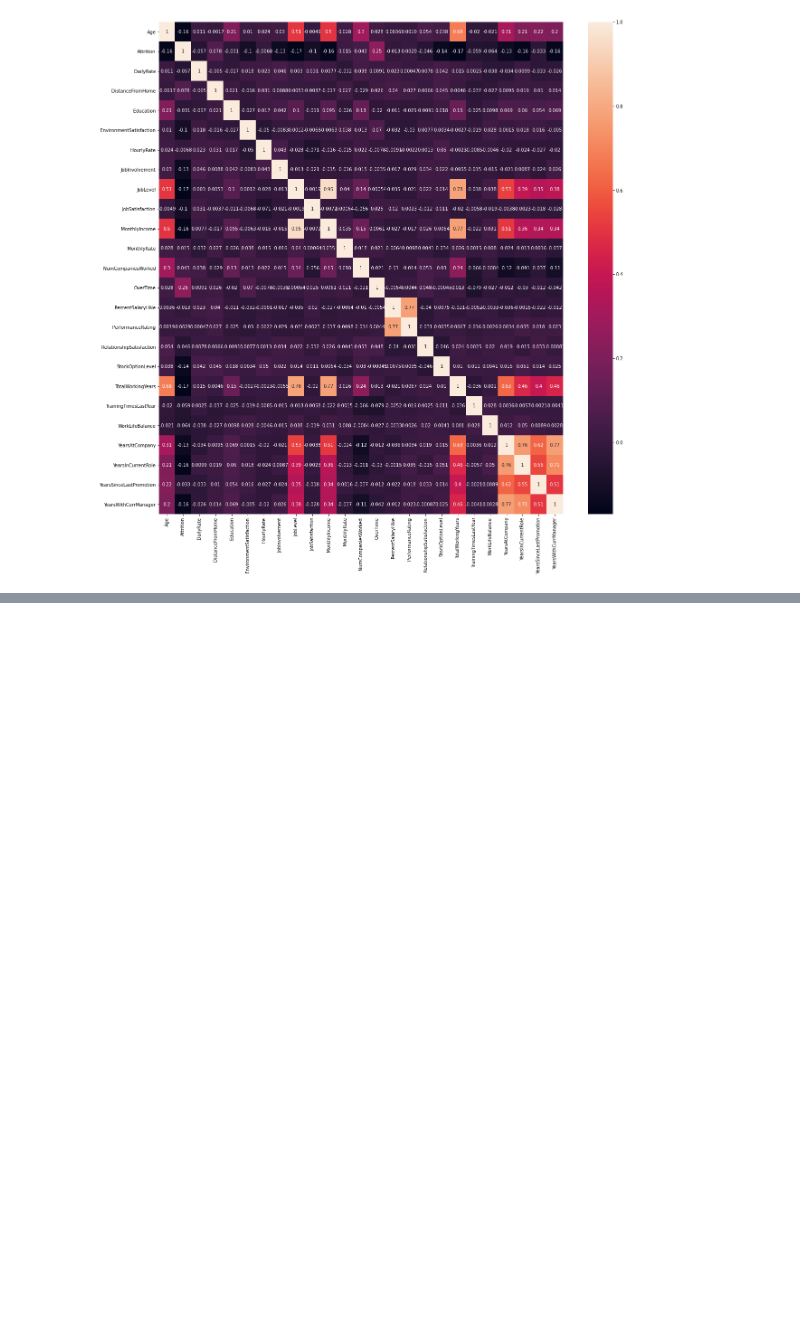
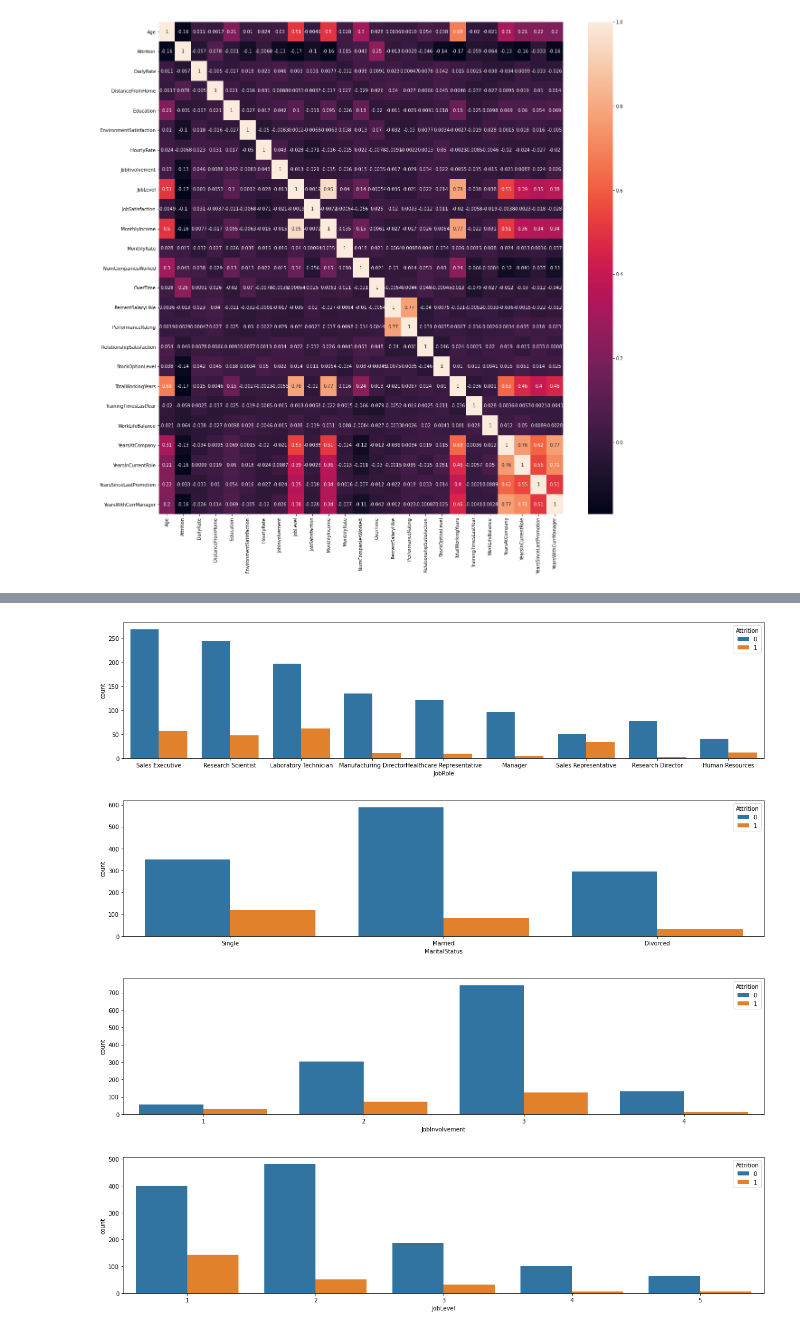
Before and after one commit to caiquemiranda/machine-learning-business-python, a Jupyter notebook: RH-department.ipynb, the cells around one changed output, grey strips where cells are left out. Saved outputs shown, nothing was run; the diff lists cells and outputs as text; code cells hidden in the pictures; blank space fills up the shorter version.

```diff
--- a/RH-department.ipynb
+++ b/RH-department.ipynb
@@ -188,0 +198,26 @@ sns.heatmap(correlação_atributos, annot=True);
+# %%
+# agrupamentos(4)quantidade de graficos (1) quantidade coluna (1)id grafico
+# pessoas que mais saem da empresa cargos de sales representative
+# pessoas que menos saem são os research director
+plt.figure(figsize=(20,20))
+plt.subplot(411)
+sns.countplot(x='JobRole', hue='Attrition', data=colaboradores_df);
+
+# pessoas que mais saem da empresa são solteiras
+# pessoas que menos saem da empresa são divorciadas
+plt.figure(figsize=(20,20))
+plt.subplot(412)
+sns.countplot(x='MaritalStatus', hue='Attrition', data=colaboradores_df);
+
+plt.figure(figsize=(20,20))
+plt.subplot(413)
+sns.countplot(x='JobInvolvement', hue='Attrition', data=colaboradores_df);
+
+plt.figure(figsize=(20,20))
+plt.subplot(414)
+sns.countplot(x='JobLevel', hue='Attrition', data=colaboradores_df);
+# %% [output]
+[figure, added]
+[figure, added]
+[figure, added]
+[figure, added]
```
Also changed, not shown: parts of 9 cells of this notebook.
